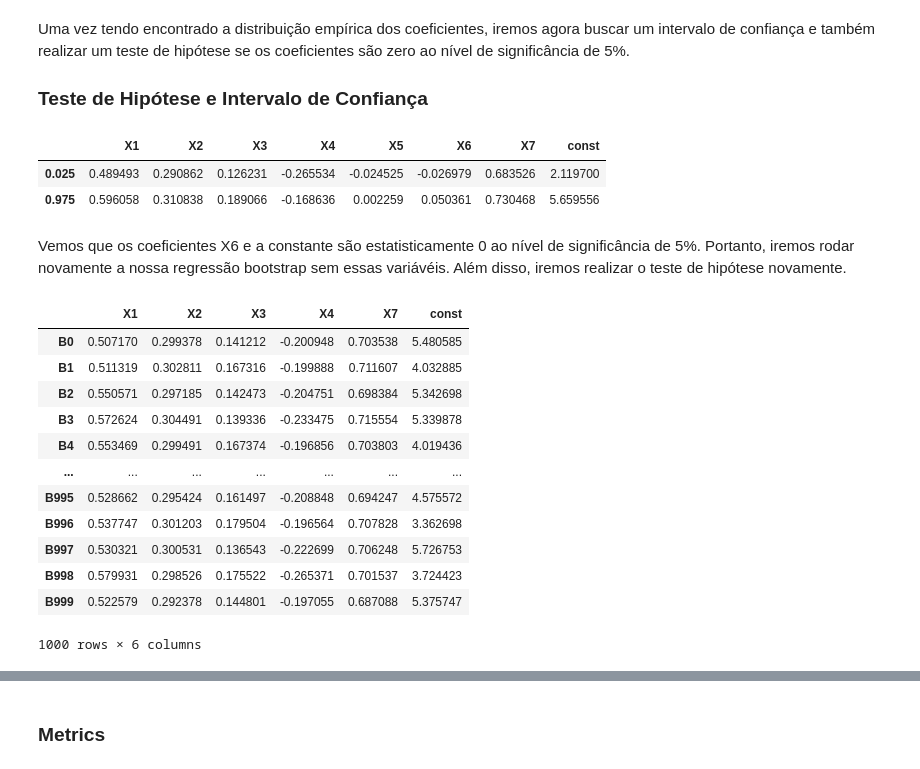
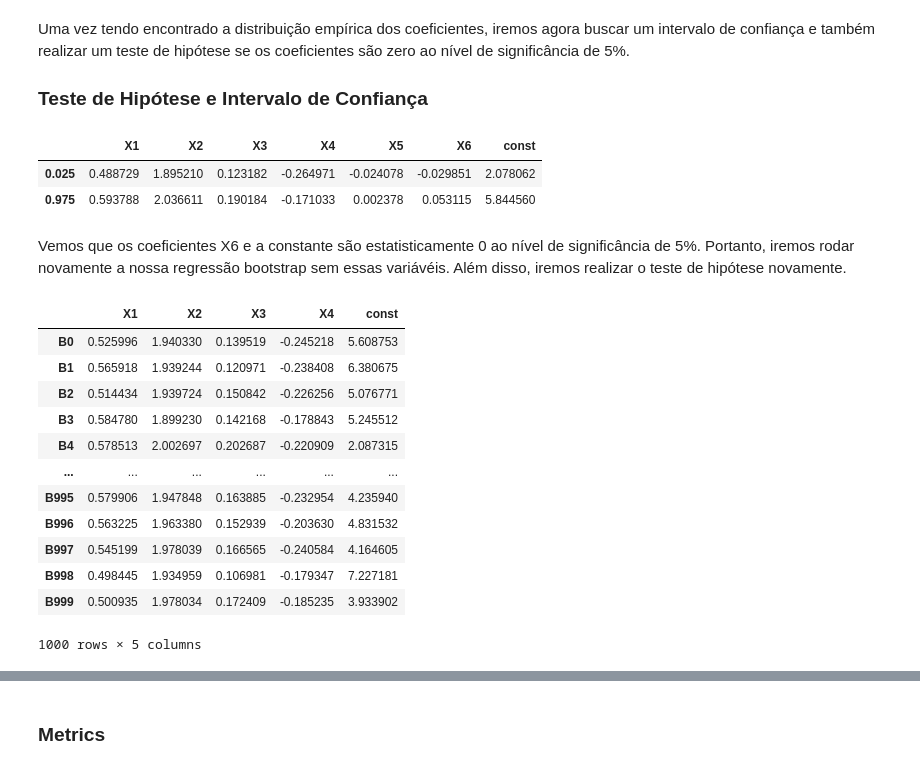
Before and after one commit to Martins6/desafio_oncase, a Jupyter notebook: notebooks/regression.ipynb, the cells around one changed output, grey strips where cells are left out. Saved outputs shown, nothing was run; the diff lists cells and outputs as text; code cells hidden in the pictures.

```diff
--- a/notebooks/regression.ipynb
+++ b/notebooks/regression.ipynb
@@ -129,6 +158,6 @@ test['target'] = stats.boxcox(test['target'], lmbda= lambda_value)
 # %%
 train['const'] = 1
-reg = sm.OLS(endog=train['target'], exog=train.drop(columns=['target']),
+reg = sm.OLS(endog=train['target'], exog=train.drop(columns=['target', 'X7']),
              missing='drop', hasconst=True)
 results = reg.fit()
 
@@ -185,6 +226,7 @@ class OLS_Bootstrap:
         self.params = self.boot_df.mean()
         self._train_data = data
         self.resid = self.predict() - data['target']
+        self.durbin_watson = sm.stats.stattools.durbin_watson(self.resid)
 
     def confidence_intervals(self, p=0.05):
         return self.boot_df.quantile(q=[p/2, 1-(p/2)], axis=0)
@@ -193,13 +235,27 @@ class OLS_Bootstrap:
         if new_data is None:
             new_data = self._train_data
 
-        X = new_data.loc[:, self.boot_df.mean().index.tolist()]
-        beta = self.boot_df.mean()
+        X = new_data.loc[:, self.params.index.tolist()]
+        beta = self.params
         y_pred = np.matmul(X.values, beta.values)
 
         return y_pred
+
+    def goodness_of_fit(self, new_data=None):
+        if new_data is None:
+            y = self._train_data['target']
+            y_pred = self.predict()
+        else:
+            y = new_data['target']
+            y_pred = self.predict(new_data)
+
+        return {
+            'R2': r2_score(y, y_pred),
+            'MSE': mean_squared_error(y, y_pred),
+            'cor': np.corrcoef(y, y_pred)[0,1]
+        }
 # %%
 ols_boot = OLS_Bootstrap()
-ols_boot.fit(train, B=1000)
+ols_boot.fit(train.drop(columns='X7'), B=1000)
 ols_boot.boot_df
 # %% [output]
@@ -236,28 +291,28 @@ Uma vez tendo encontrado a distribuição empírica dos coeficientes, iremos ago
 # %%
 ols_boot.confidence_intervals()
 # %% [output]
-|  | X1 | X2 | X3 | X4 | X5 | X6 | X7 | const |
-| 0.025 | 0.489493 | 0.290862 | 0.126231 | -0.265534 | -0.024525 | -0.026979 | 0.683526 | 2.119700 |
-| 0.975 | 0.596058 | 0.310838 | 0.189066 | -0.168636 | 0.002259 | 0.050361 | 0.730468 | 5.659556 |
+|  | X1 | X2 | X3 | X4 | X5 | X6 | const |
+| 0.025 | 0.488729 | 1.895210 | 0.123182 | -0.264971 | -0.024078 | -0.029851 | 2.078062 |
+| 0.975 | 0.593788 | 2.036611 | 0.190184 | -0.171033 | 0.002378 | 0.053115 | 5.844560 |
 # %% [markdown]
 Vemos que os coeficientes X6 e a constante são estatisticamente 0 ao nível de significância de 5%. Portanto, iremos rodar novamente a nossa regressão bootstrap sem essas variávéis. Além disso, iremos realizar o teste de hipótese novamente.
 # %%
-ols_boot.fit(train.drop(columns=['X6', 'X5']), B = 1000)
+ols_boot.fit(train.drop(columns=['X6', 'X5', 'X7']), B = 1000)
 ols_boot.boot_df
 # %% [output]
-|  | X1 | X2 | X3 | X4 | X7 | const |
-| B0 | 0.507170 | 0.299378 | 0.141212 | -0.200948 | 0.703538 | 5.480585 |
-| B1 | 0.511319 | 0.302811 | 0.167316 | -0.199888 | 0.711607 | 4.032885 |
-| B2 | 0.550571 | 0.297185 | 0.142473 | -0.204751 | 0.698384 | 5.342698 |
-| B3 | 0.572624 | 0.304491 | 0.139336 | -0.233475 | 0.715554 | 5.339878 |
-| B4 | 0.553469 | 0.299491 | 0.167374 | -0.196856 | 0.703803 | 4.019436 |
-| ... | ... | ... | ... | ... | ... | ... |
-| B995 | 0.528662 | 0.295424 | 0.161497 | -0.208848 | 0.694247 | 4.575572 |
-| B996 | 0.537747 | 0.301203 | 0.179504 | -0.196564 | 0.707828 | 3.362698 |
-| B997 | 0.530321 | 0.300531 | 0.136543 | -0.222699 | 0.706248 | 5.726753 |
-| B998 | 0.579931 | 0.298526 | 0.175522 | -0.265371 | 0.701537 | 3.724423 |
-| B999 | 0.522579 | 0.292378 | 0.144801 | -0.197055 | 0.687088 | 5.375747 |
+|  | X1 | X2 | X3 | X4 | const |
+| B0 | 0.525996 | 1.940330 | 0.139519 | -0.245218 | 5.608753 |
+| B1 | 0.565918 | 1.939244 | 0.120971 | -0.238408 | 6.380675 |
+| B2 | 0.514434 | 1.939724 | 0.150842 | -0.226256 | 5.076771 |
+| B3 | 0.584780 | 1.899230 | 0.142168 | -0.178843 | 5.245512 |
+| B4 | 0.578513 | 2.002697 | 0.202687 | -0.220909 | 2.087315 |
+| ... | ... | ... | ... | ... | ... |
+| B995 | 0.579906 | 1.947848 | 0.163885 | -0.232954 | 4.235940 |
+| B996 | 0.563225 | 1.963380 | 0.152939 | -0.203630 | 4.831532 |
+| B997 | 0.545199 | 1.978039 | 0.166565 | -0.240584 | 4.164605 |
+| B998 | 0.498445 | 1.934959 | 0.106981 | -0.179347 | 7.227181 |
+| B999 | 0.500935 | 1.978034 | 0.172409 | -0.185235 | 3.933902 |
-1000 rows × 6 columns
+1000 rows × 5 columns
 # %%
 ols_boot.boot_df.hist(figsize=(8, 10), bins=50)
 # %% [output]
```
Also changed, not shown: parts of 42 cells of this notebook, 6 other files.
